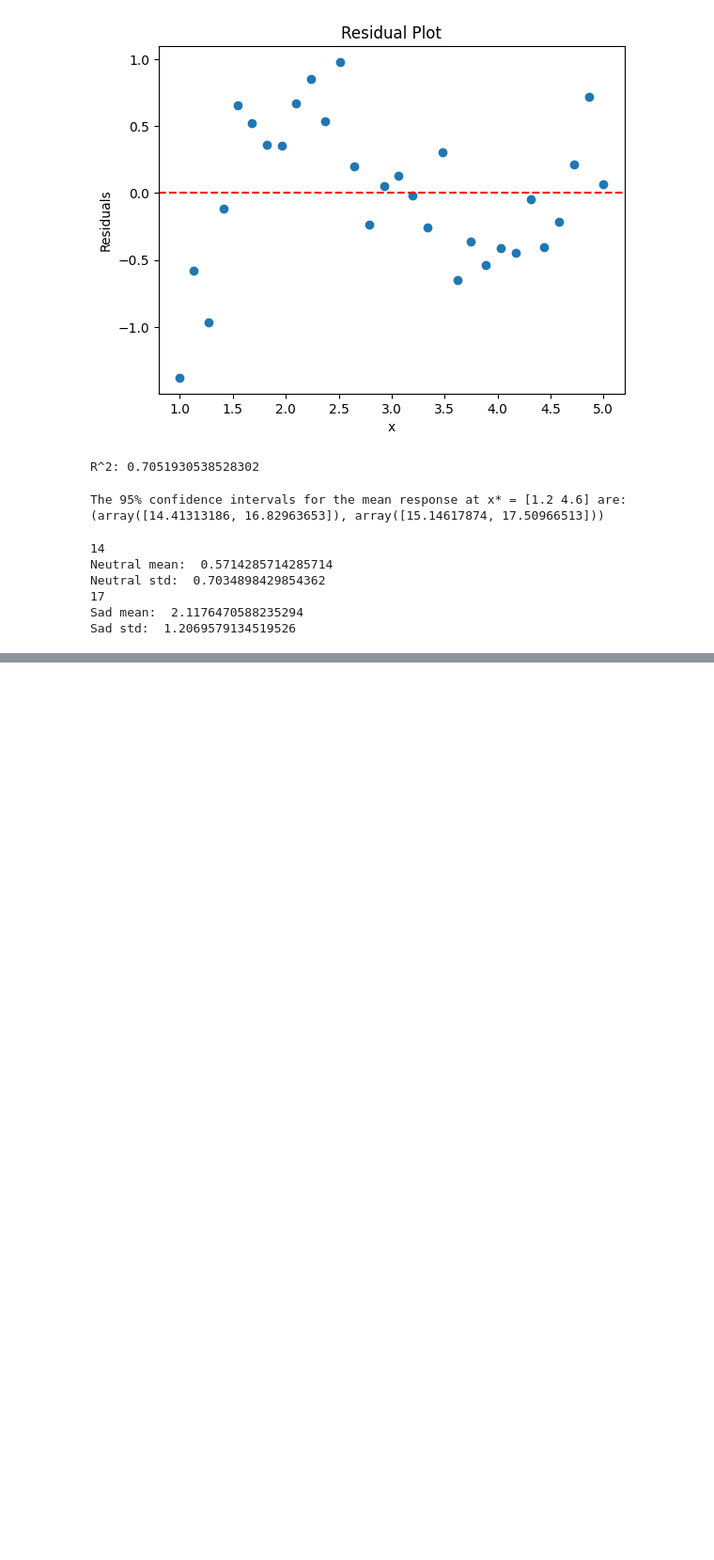
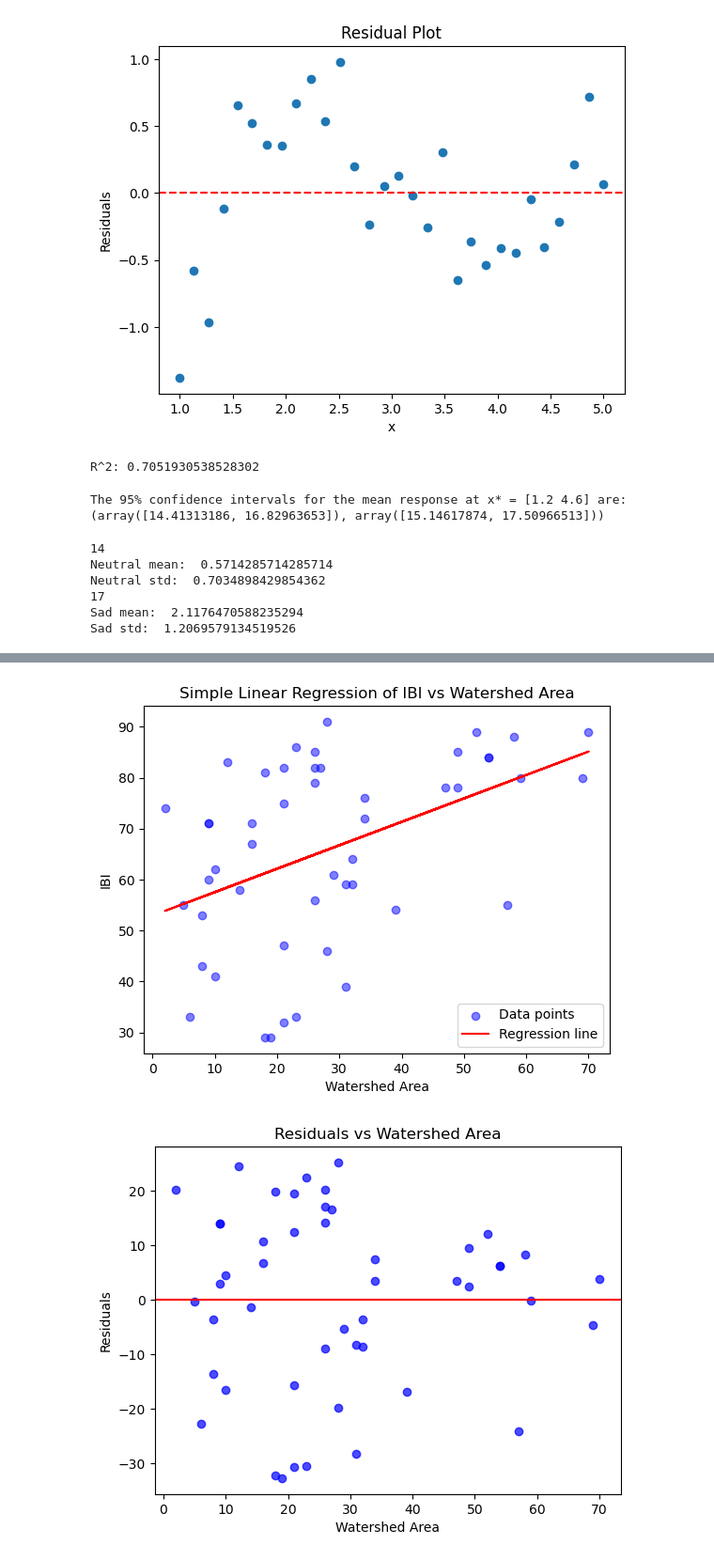
Before and after one commit to JoeJoeNguyen/MA331, a Jupyter notebook: hw9/statistic.ipynb, the cells around one changed output, grey strips where cells are left out. Shown: that part at 94% size. Saved outputs shown, nothing was run; the diff lists cells and outputs as text; code cells hidden in the pictures; blank space fills up the shorter version.

```diff
--- a/hw9/statistic.ipynb
+++ b/hw9/statistic.ipynb
@@ -437,0 +424,36 @@ Sad std:  1.2069579134519526
+# %%
+# Get the coefficients from the regression results
+beta0 = results.params[0]
+beta1 = results.params[1]
+
+# Calculate the values of the dependent variable for the regression line
+y_pred = beta0 + beta1 * df['WatershedArea']
+
+# Create a scatter plot of the data
+plt.scatter(df['WatershedArea'], df['IBI'], color='blue', alpha=0.5, label='Data points')
+
+# Create a line plot of the regression line
+plt.plot(df['WatershedArea'], y_pred, color='red', label='Regression line')
+
+# Add labels and title
+plt.xlabel('Watershed Area')
+plt.ylabel('IBI')
+plt.title('Simple Linear Regression of IBI vs Watershed Area')
+plt.legend()
+
+# Show the plot
+plt.show()
+
+# Calculate the residuals
+residuals = df['IBI'] - y_pred
+
+# Create a scatter plot of the residuals versus area
+plt.scatter(df['WatershedArea'], residuals, color='blue', alpha=0.7)
+plt.axhline(0, color='red')  # This adds a horizontal line at y=0 for reference
+plt.title('Residuals vs Watershed Area')
+plt.xlabel('Watershed Area')
+plt.ylabel('Residuals')
+plt.show()
+# %% [output]
+[figure, added]
+[figure, added]
```
Also changed, not shown: parts of 26 cells of this notebook, 1 other file.
